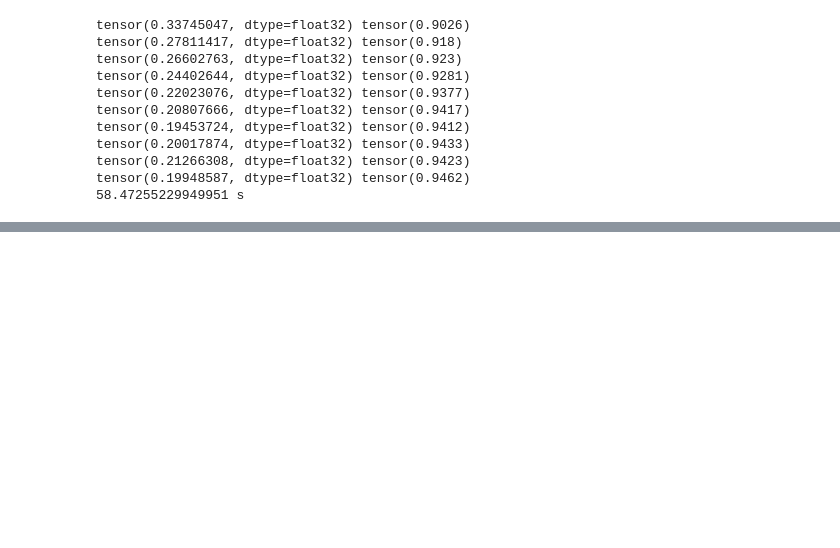
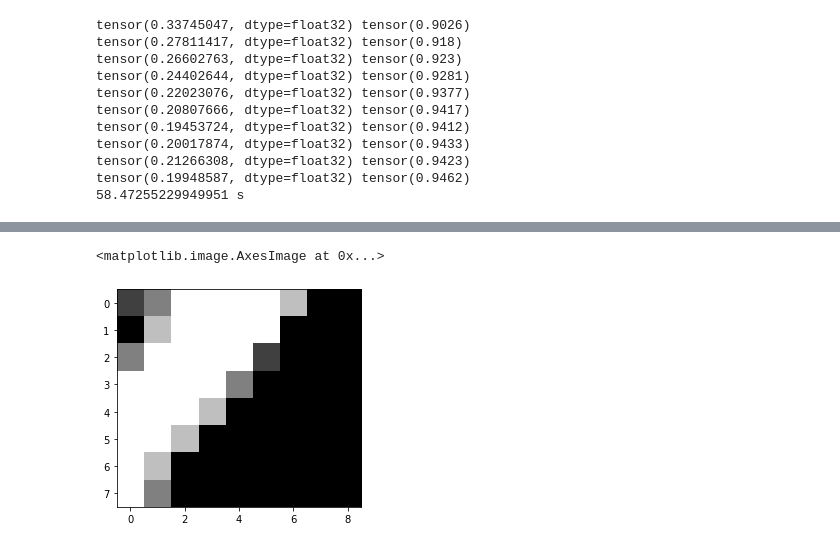
Before and after one commit to eugenefil/ml, a Jupyter notebook: mnist.ipynb, the cells around one changed output, grey strips where cells are left out. Drawn from its saved outputs; the diff is of its cells as text; code cells hidden in the pictures; blank space fills up the shorter version.

```diff
--- a/mnist.ipynb
+++ b/mnist.ipynb
@@ -456,0 +574,5 @@ tensor(0.9707) tensor(0.10001938)
+# %%
+plt.imshow(tr[0][12429].reshape((28,28))[17:25,12:21],cmap='gray')
+# %% [output]
+<matplotlib.image.AxesImage at 0x...>
+[figure, added]
```
Also changed, not shown: parts of 13 cells of this notebook.
